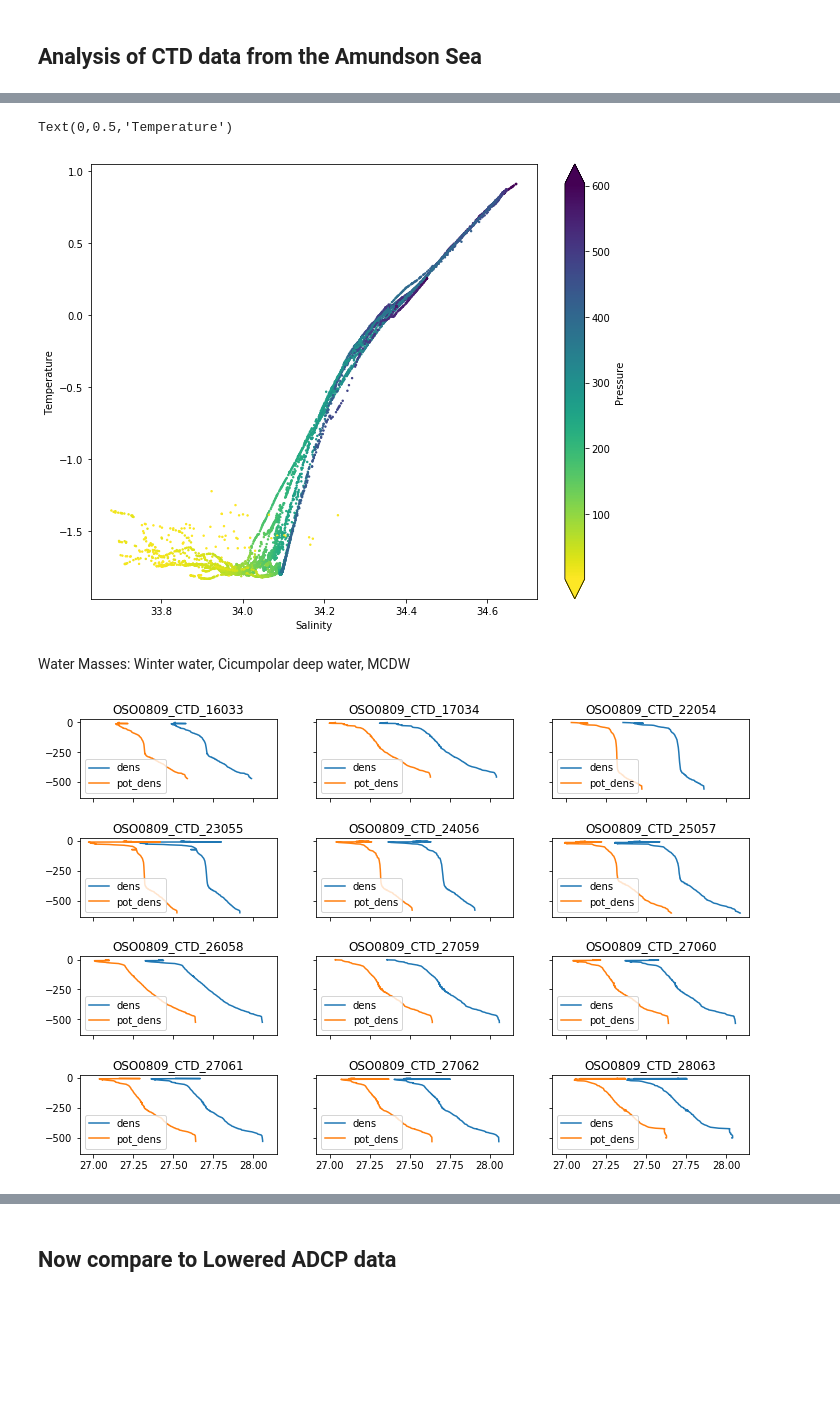
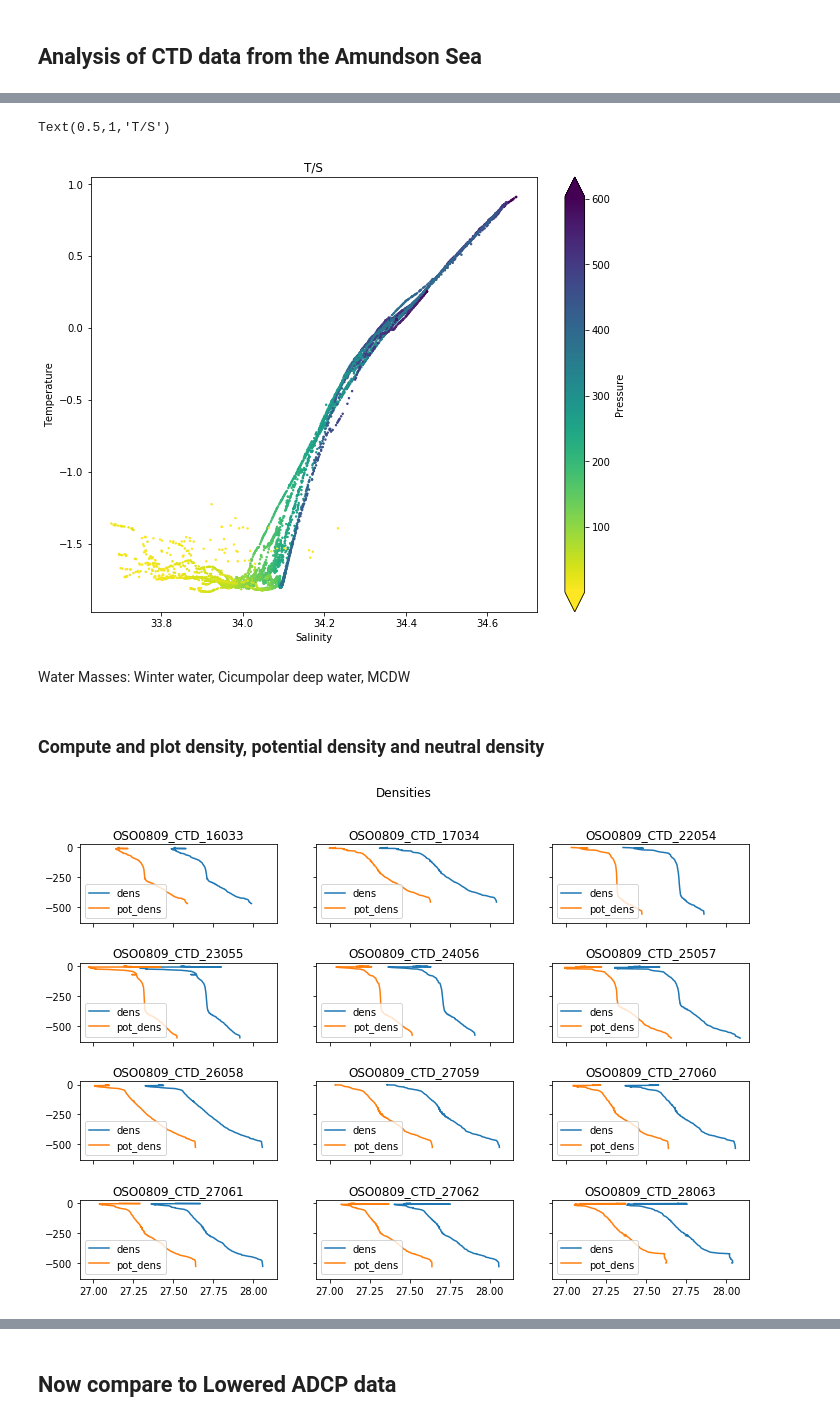
Before and after one commit to isgiddy/oc4920_code, a Jupyter notebook: Week1_Exercise2.ipynb, the cells around one changed output, grey strips where cells are left out. Saved outputs shown, nothing was run; the diff lists cells and outputs as text; code cells hidden in the pictures; blank space fills up the shorter version.

```diff
--- a/Week1_Exercise2.ipynb
+++ b/Week1_Exercise2.ipynb
@@ -67,13 +57,16 @@ for i, (axe, key) in enumerate(targets):
 # %%
 plt.figure(figsize=[10,8])
-plt.scatter(df_vars.S,df_vars.Temp,s=2,c=df_vars.pres,cmap='viridis_r')
+plt.scatter(df.S,df.Temp,s=2,c=df.pres,cmap='viridis_r')
 cbar=plt.colorbar(extend='both')
 cbar.set_label('Pressure')
 plt.xlabel('Salinity')
 plt.ylabel('Temperature')
+plt.title('T/S')
 # %% [output]
-Text(0,0.5,'Temperature')
+Text(0.5,1,'T/S')
-[figure, old version]
+[figure, new version]
 # %% [markdown]
 Water Masses: Winter water, Cicumpolar deep water, MCDW
+# %% [markdown]
+### Compute and plot density, potential density and neutral density
 # %%
@@ -85,13 +77,13 @@ df['pot_dens']=gsw.pot_rho_t_exact(df.S,df.Temp,df.pres,0)-1000
 # %%
 #plot
 fig,ax=plt.subplots(4,3,figsize=[12,8],gridspec_kw=dict(hspace=0.5),sharey=True,sharex=True)
-
+fig.suptitle('Densities')
 targets=zip(ax.flatten(),grouped.groups.keys())
 for i, (axe, key) in enumerate(targets):
     axe.plot(grouped.get_group(key)['rho'],grouped.get_group(key)['pres']*-1,label='dens')
     axe.plot(grouped.get_group(key)['pot_dens'],grouped.get_group(key)['pres']*-1,label='pot_dens')
     axe.set_title('{0}'.format(key))
     axe.invert_yaxis()
     axe.legend()
 # %% [output]
-[figure, old version]
+[figure, new version]
```
Also changed, not shown: parts of 49 cells of this notebook.
